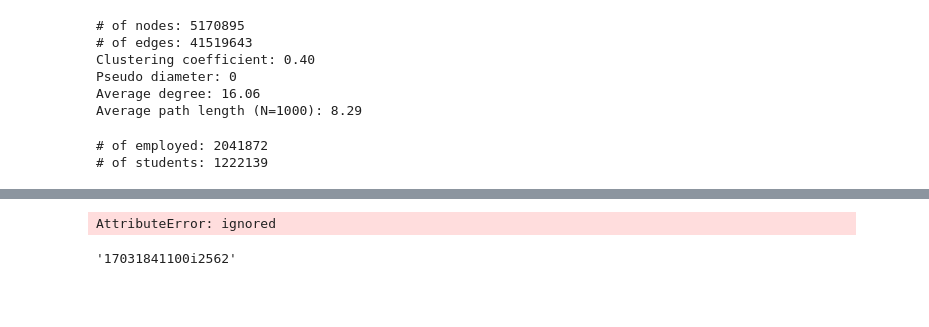
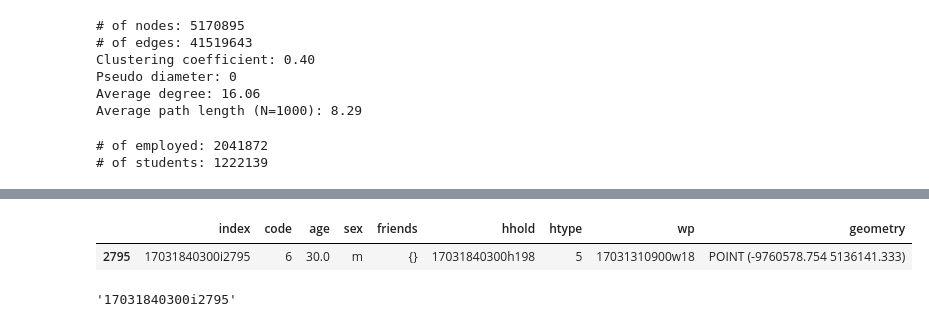
Before and after one commit to behnamnkp/TranEpiSim, a Jupyter notebook: src/synthetic_human_contact_network.ipynb, the cells around one changed output, grey strips where cells are left out. Cells and saved outputs as stored; diff of their text form; code cells hidden in the pictures; blank space fills up the shorter version.

```diff
--- a/src/synthetic_human_contact_network.ipynb
+++ b/src/synthetic_human_contact_network.ipynb
@@ -449,10 +460,10 @@ people
-# %%
-H=0
-x = H.get_vertices()[0]
-list(H.vertex(4).out_neighbors())
-# %% [output]
-AttributeError: ignored
+# %%
+x = people.reset_index()
+x[x['index']=='17031840300i2795']
+# %% [output]
+|  | index | code | age | sex | friends | hhold | htype | wp | geometry |
+| 2795 | 17031840300i2795 | 6 | 30.0 | m | {} | 17031840300h198 | 5 | 17031310900w18 | POINT (-9760578.754 5136141.333) |
 # %%
-label[4]
+label[2795]
 # %% [output]
-'17031841100i2562'
+'17031840300i2795'
```
Also changed, not shown: parts of 33 cells of this notebook, 2 other files.
